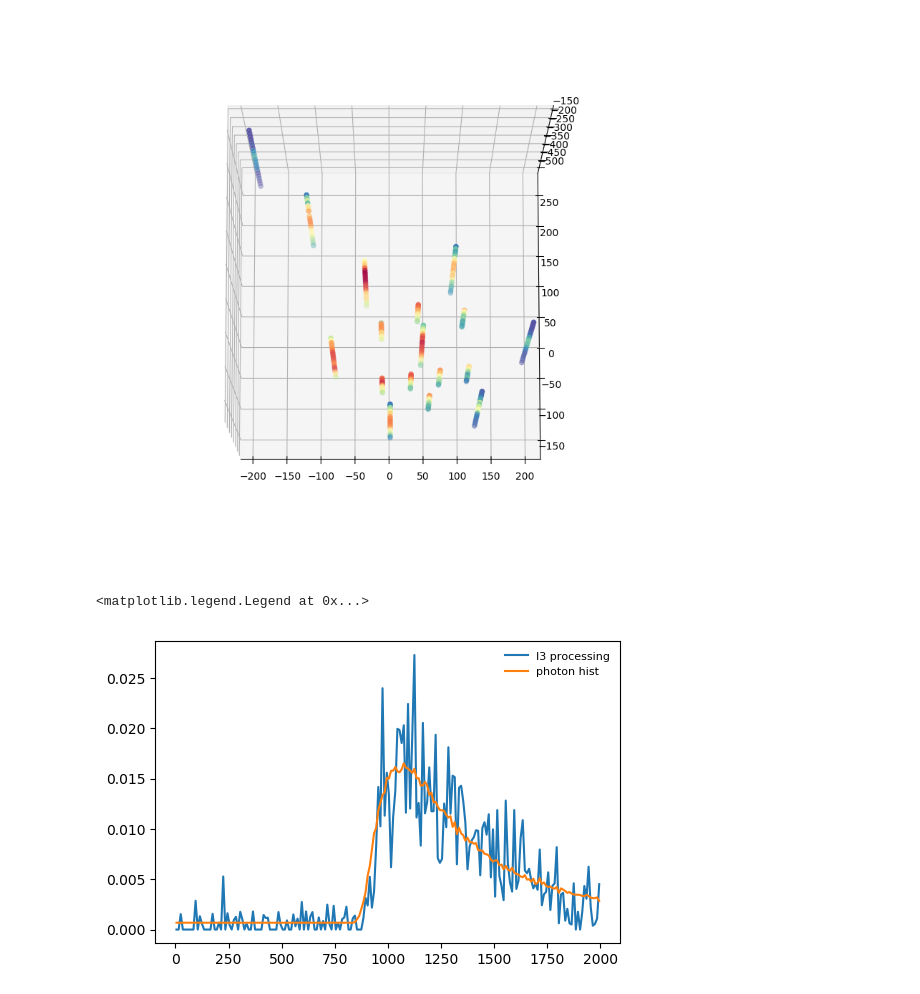
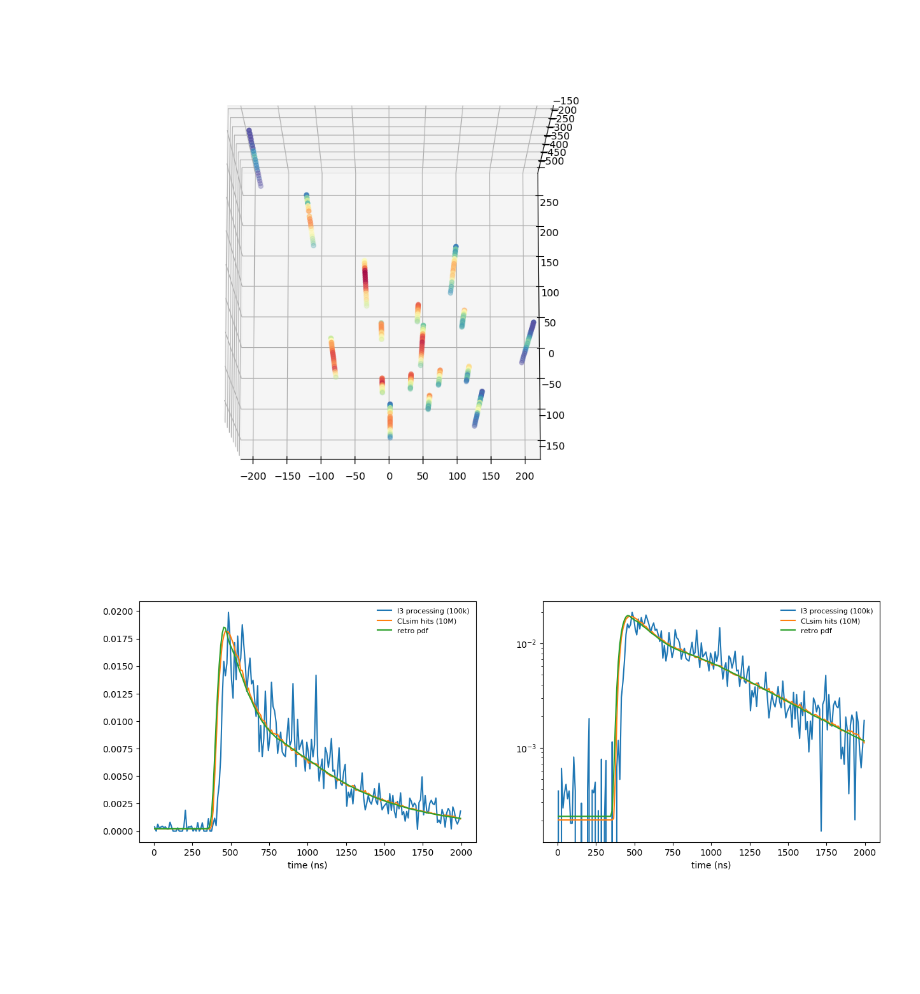
Before and after one commit to icecube/retro, a Jupyter notebook: notebooks/compare_dists.ipynb, the cells around one changed output. Cells and saved outputs as stored; diff of their text form; code cells hidden in the pictures; blank space fills up the shorter version.

```diff
--- a/notebooks/compare_dists.ipynb
+++ b/notebooks/compare_dists.ipynb
@@ -31,9 +31,9 @@ def poisson_ln(k,l):
 # downgoing track
 with open('/home/peller/retro/icetray_processing/downgoing_track_step4_SplitUncleanedInIcePulses.pkl', 'rb') as f:
     ref = pickle.load(f)
-with open('/data/icecube/retro/sims/MuMinus_energy20_x0_y0_z-300_cz+1_az0_ice_spice_mie_holeice_as.h2-50cm_gcd_md5_14bd15d0_geant_false_nsims1000000_step1_photon_histos.pkl', 'rb') as f:
+with open('/data/icecube/retro/sims/MuMinus_energy20_x0_y0_z-300_cz+1_az0_ice_spice_mie_holeice_as.h2-50cm_gcd_md5_14bd15d0_geant_false_nsims10000000_step1_photon_histos.pkl', 'rb') as f:
     test = pickle.load(f)
-with open('/home/peller/dom_pdfs/downgoing_muon/clsim_tables_pdenorm_dt1.0_sigma10deg_100phi_CKVangle_new/run_info.pkl', 'rb') as f:
+with open('/home/peller/dom_pdfs/downgoing_muon/clsim_tables_pdenorm_dt1.0_sigma10deg_100phi_CKVangle_r2_x_dr_more_doms/run_info.pkl', 'rb') as f:
     retro_hist = pickle.load(f)
 # %%
 # upging track (add new retro)
@@ -42,6 +42,5 @@ with open('/home/peller/retro/icetray_processing/track_step4_SplitUncleanedInIce
 with open('/data/icecube/retro/sims/MuMinus_energy20_x0_y0_z-400_cz-1_az0_ice_spice_mie_holeice_as.h2-50cm_gcd_md5_14bd15d0_geant_false_nsims10000000_step1_photon_histos.pkl', 'rb') as f:
     test = pickle.load(f)
 #with open('/home/peller/dom_pdfs/upgoing_muon/clsim_tables_pdenorm_dt1.0_sigma10deg_100phi_CKVangle/run_info.pkl', 'rb') as f:
-with open('/home/peller/dom_pdfs/upgoing_muon/clsim_tables_pdenorm_dt1.0_sigma10deg_100phi_CKVangle_normfix/run_info.pkl', 'rb') as f:
+with open('/home/peller/dom_pdfs/upgoing_muon/clsim_tables_pdenorm_dt1.0_sigma10deg_100phi_CKVangle_r2_x_dr_more_doms/run_info.pkl', 'rb') as f:
     retro_hist = pickle.load(f)
-retro_hist['norm_version']
@@ -51,8 +48,8 @@ retro_hist['norm_version']
 # horizontal track (photon hist missing)
 with open('/home/peller/retro/icetray_processing/horizontal_track_step4_SplitUncleanedInIcePulses.pkl', 'rb') as f:
     ref = pickle.load(f)
-with open('/data/icecube/retro/sims/MuMinus_energy20_x0_y0_z-350_cz0_az0_ice_spice_mie_holeice_as.h2-50cm_gcd_md5_14bd15d0_geant_false_nsims100000_step1_photon_histos.pkl', 'rb') as f:
+with open('/data/icecube/retro/sims/MuMinus_energy20_x0_y0_z-350_cz0_az0_ice_spice_mie_holeice_as.h2-50cm_gcd_md5_14bd15d0_geant_false_nsims10000000_step1_photon_histos.pkl', 'rb') as f:
     test = pickle.load(f)
-with open('/home/peller/dom_pdfs/horizontal_muon/clsim_tables_pdenorm_dt1.0_sigma10deg_100phi_CKVangle_new/run_info.pkl', 'rb') as f:
+with open('/home/peller/dom_pdfs/horizontal_muon/clsim_tables_pdenorm_dt1.0_sigma10deg_100phi_CKVangle_r2_x_dr_more_doms/run_info.pkl', 'rb') as f:
     retro_hist = pickle.load(f)
 # %%
@@ -159,12 +172,16 @@ ax.scatter(x_list, y_list, z_list, c=ratio_list, cmap='Spectral')
 [figure]
 # %%
 # normed histos:
-string = 45
-dom = 50
+fig, (ax1, ax2) = plt.subplots(figsize=(15, 5), ncols=2)
+string = 86
+dom = 45
 bin_edges = test['bin_edges']
-plt.plot(bins, ref[string-1][dom-1]/np.sum(ref[string-1][dom-1]), label='I3 processing')
-plt.plot(bins, test['results'][(string-1,dom-1)]/np.sum(test['results'][(string-1,dom-1)]), label='photon hist')
-plt.gca().legend(loc='upper right',ncol=1, frameon=False,numpoints=1,fontsize=8)
+for ax in [ax1, ax2]:
+    ax.plot(bins, ref[string-1][dom-1]/np.sum(ref[string-1][dom-1]), label='I3 processing (100k)')
+    ax.plot(bins, test['results'][(string-1,dom-1)]/np.sum(test['results'][(string-1,dom-1)]), label='CLsim hits (10M)')
+    ax.plot(bins, retro_hist['results'][(string-1,dom-1)]['pexp_at_hit_times'] / np.sum(retro_hist['results'][(string-1,dom-1)]['pexp_at_hit_times']), label='retro pdf')
+    ax.legend(loc='upper right',ncol=1, frameon=False,numpoints=1,fontsize=8)
+    ax.set_xlabel('time (ns)')
+ax2.set_yscale('log')
 # %% [output]
-<matplotlib.legend.Legend at 0x...>
-[figure, old version]
+[figure, new version]
```
Also changed, not shown: parts of 3 cells of this notebook, 3 other files.
